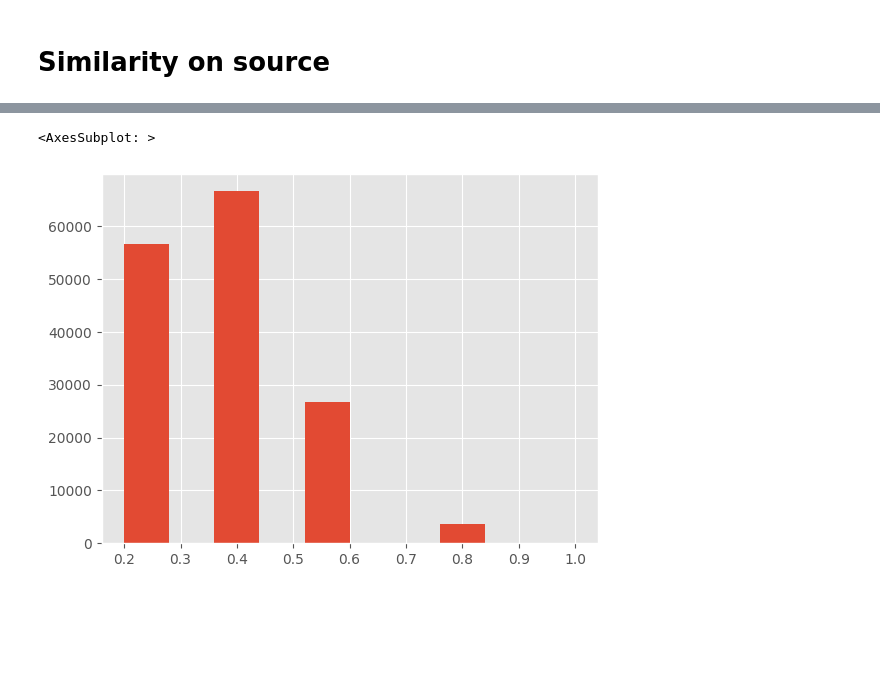
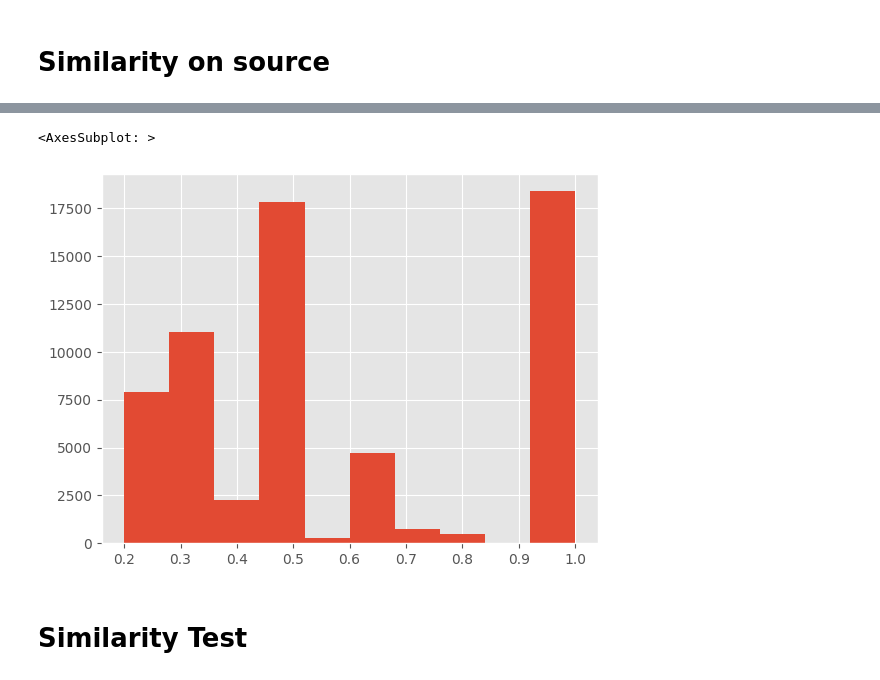
Before and after one commit to mariespedersen/Thesis_github, a Jupyter notebook: Similarity_Matching_NEW.ipynb, the cells around one changed output, grey strips where cells are left out. Cells and saved outputs as stored; diff of their text form; code cells hidden in the pictures; blank space fills up the shorter version.

Commit message:
new color and distance plot

```diff
--- a/Similarity_Matching_NEW.ipynb
+++ b/Similarity_Matching_NEW.ipynb
@@ -122,7 +161,7 @@ for year in tqdm(range(2003,2023)):
     for age in df['Age Group'].unique():
         df_filtered = df[(df['Age Group'] == age) & (df['Year'] == year)]
 
-        ratio_mean, _ = Nearest_Neighbor(df_filtered, k=10, q=0.9, n=1000, print_results=False)
+        ratio_mean, _ = Nearest_Neighbor(df_filtered, k=10, q=0.5, n=1000)
         ratio_list.append(ratio_mean)
 
 ratio_list = np.array(ratio_list).reshape(20,5)
@@ -190,0 +257,28 @@ array([[ 482.,  216.,  214.,  792.,  730.],
+# %%
+# Takes ~1 minute
+total_list = []
+for year in tqdm(range(2003,2023)):
+    df_filtered = df[df['Year'] == year]
+    df_inv = df_filtered[df_filtered['Source'] == 'Invited'].reset_index(drop=True)
+
+    nbrs = NearestNeighbors(n_neighbors=5).fit(df_inv[['log(Paper Count)','Productivity','Age']])
+    distances, indices = nbrs.kneighbors(df_filtered[['log(Paper Count)','Productivity','Age']])
+
+    # Find threshold
+    threshold = np.quantile(distances.flatten(),q=0.5)
+    mask = distances <= threshold
+    filtered_indices = indices.copy().astype(float)
+    filtered_indices[~mask] = np.nan
+
+    mean_list = []
+    for i in range(0,len(indices)):
+        try:
+            # Takes the indices of the 5 nearest neighbors and removes the NaN values
+            new_list = filtered_indices[i][~np.isnan(filtered_indices[i])]
+            # Finds the ratio of females of the 5 nearest invited neighbors
+            mean = df_inv.loc[new_list,'gender'].value_counts(normalize=True)['F']
+            mean_list.append(mean)
+        except:
+            mean_list.append(np.nan)
+            continue
+    total_list.append(np.nanmean(mean_list))
@@ -191,14 +294,16 @@ array([[ 482.,  216.,  214.,  792.,  730.],
 # %%
+# takes 1-2 minutes
 mean_list = []
 for i in tqdm(range(0,len(indices))):
     try:
-        mean = df_inv.loc[indices[i],'gender'].value_counts(normalize=True)['F']
+        new_list = filtered_indices[i][~np.isnan(filtered_indices[i])]
+        mean = df_inv.loc[new_list,'gender'].value_counts(normalize=True)['F']
         mean_list.append(mean)
     except:
         mean_list.append(np.nan)
         continue
 # %%
-df_pro['ratio'] = mean_list
+df['ratio'] = mean_list
 # %%
 np.nanmean(mean_list)
 # %% [output]
@@ -206,5 +328,7 @@ np.nanmean(mean_list)
 # %%
-df_pro['ratio'].hist(bins=10)
+df['ratio'].hist(bins=10)
 # %% [output]
 <AxesSubplot: >
-[figure, old version]
+[figure, new version]
+# %% [markdown]
+# Similarity Test
```
Also changed, not shown: parts of 23 cells of this notebook.
